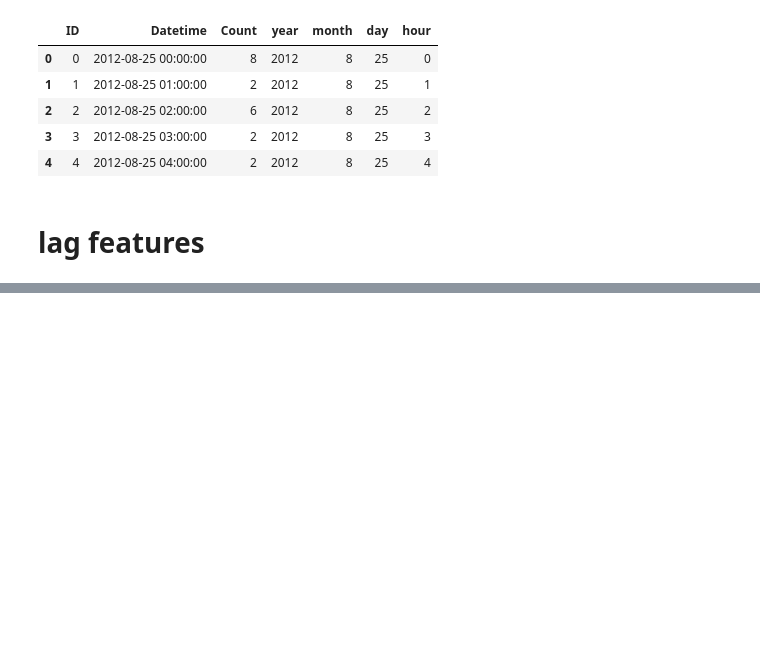
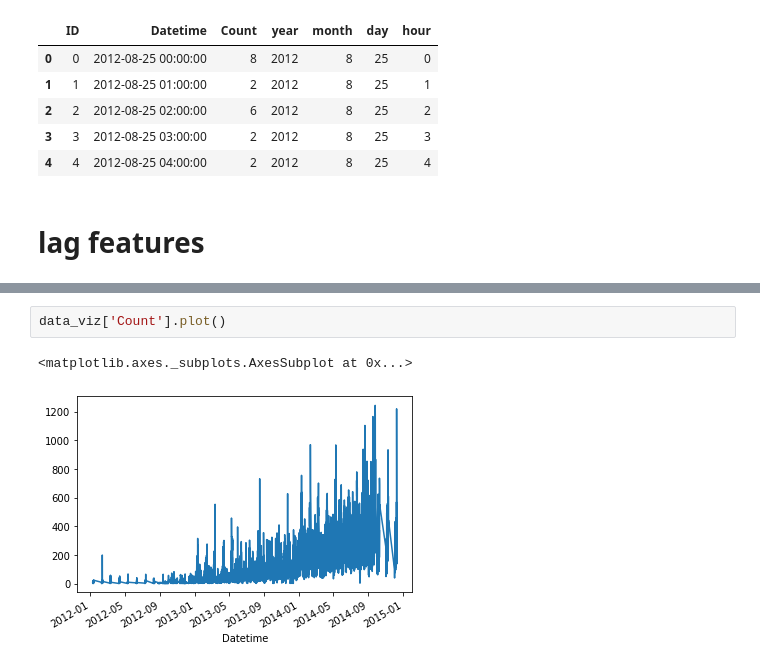
Before and after one commit to ehsansam69/Time-series-analyzing, a Jupyter notebook: 1st.ipynb, the cells around one changed output, grey strips where cells are left out. Saved outputs shown, nothing was run; the diff lists cells and outputs as text; blank space fills up the shorter version.

```diff
--- a/1st.ipynb
+++ b/1st.ipynb
@@ -39,0 +112,5 @@ df['l']
+# %%
+data_viz['Count'].plot()
+# %% [output]
+<matplotlib.axes._subplots.AxesSubplot at 0x...>
+[figure, added]
```
Also changed, not shown: parts of 20 cells of this notebook.
